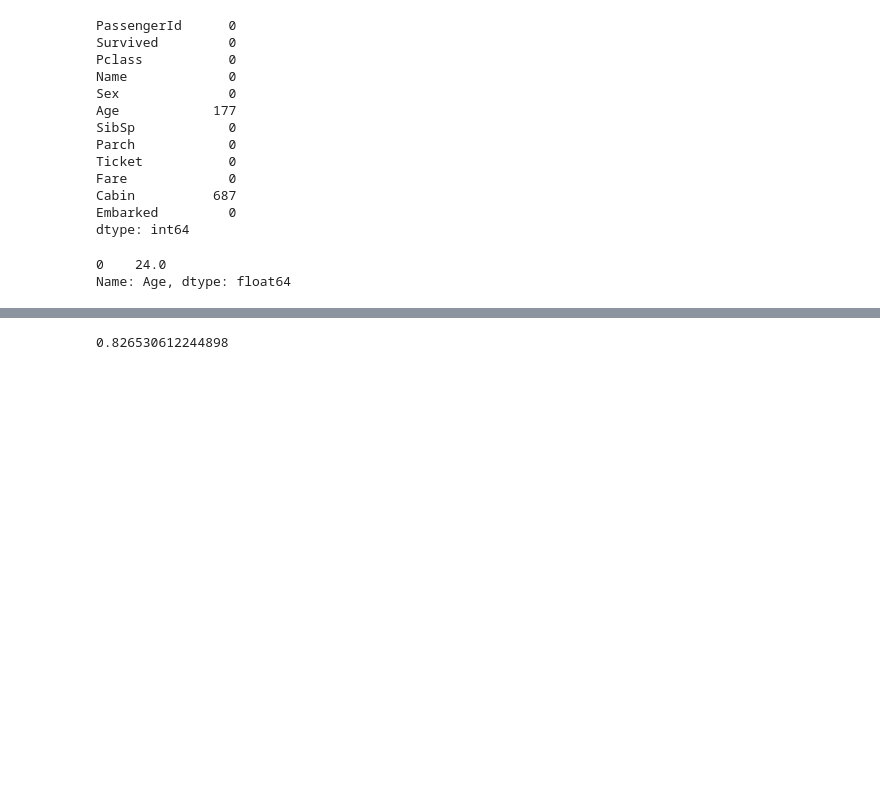
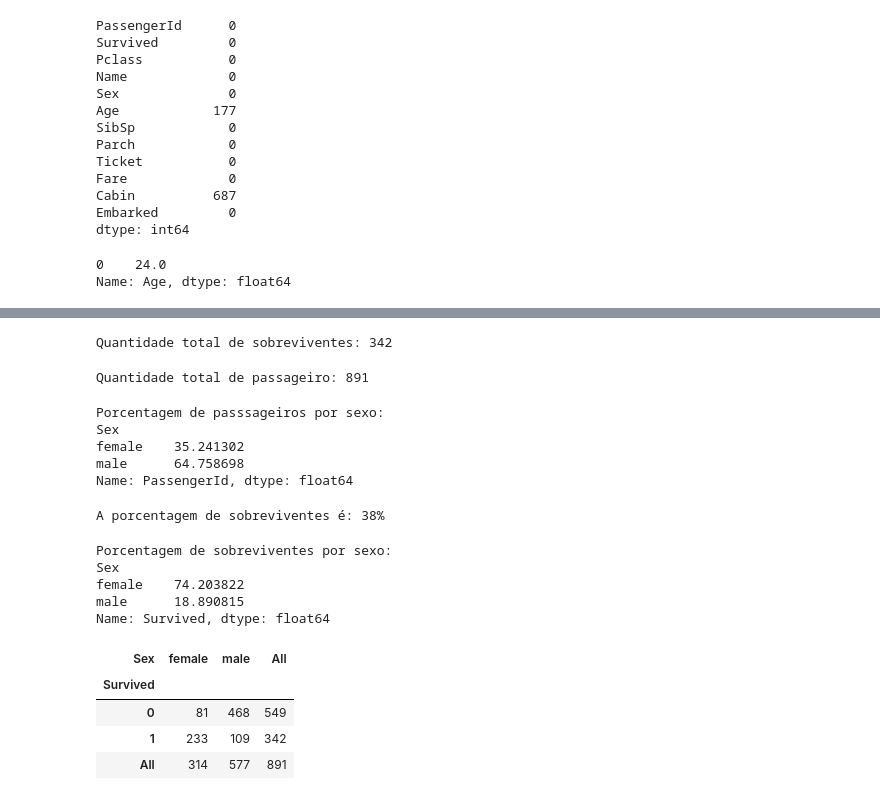
Before and after one commit to britobeatriz/titanic_survived, a Jupyter notebook: EDA.ipynb, the cells around one changed output, grey strips where cells are left out. Cells and saved outputs as stored; diff of their text form; code cells hidden in the pictures; blank space fills up the shorter version.

```diff
--- a/EDA.ipynb
+++ b/EDA.ipynb
@@ -71 +102,53 @@ data["Age"].fillna(data["Age"].mode(), inplace = True)
+# %%
+survived = data['Survived'].sum()
+print(f'Quantidade total de sobreviventes: {survived}')
+# %% [output]
+Quantidade total de sobreviventes: 342
+# %%
+totalPas = len(data['PassengerId'])
+print(f'Quantidade total de passageiro: {totalPas}')
+# %% [output]
+Quantidade total de passageiro: 891
+# %%
+# porcentagem de passageiros por sexo
+
+totalSex = data.groupby('Sex')['PassengerId'].count()
+pSex = (totalSex / totalPas) * 100
+print('Porcentagem de passsageiros por sexo: ')
+print(pSex)
+# %% [output]
+Porcentagem de passsageiros por sexo:
+Sex
+female    35.241302
+male      64.758698
+Name: PassengerId, dtype: float64
+# %%
+pSurvived = (survived / totalPas) * 100
+print(f'A porcentagem de sobreviventes é: {pSurvived:.0f}%')
+# %% [output]
+A porcentagem de sobreviventes é: 38%
+# %%
+# porcentagem de sobreviventes por sexo
+
+sSex = data.groupby('Sex')['Survived'].sum()
+totalSex = data.groupby('Sex')['Survived'].count()
+pSurSex = (sSex / totalSex) * 100
+print('Porcentagem de sobreviventes por sexo: ')
+print(pSurSex)
+# %% [output]
+Porcentagem de sobreviventes por sexo:
+Sex
+female    74.203822
+male      18.890815
+Name: Survived, dtype: float64
+# %%
+# qtd de sobreviventes por sexo
+
+pd.crosstab(data["Survived"], data["Sex"], margins=True)
+# %% [output]
+| Sex | female | male | All |
+| Survived |  |  |  |
+| 0 | 81 | 468 | 549 |
+| 1 | 233 | 109 | 342 |
+| All | 314 | 577 | 891 |
 # %%
@@ -84,10 +157,0 @@ X_train, X_test, y_train, y_test = train_test_split(
-# %%
-# gera o modelo DecisionTree
-
-mdl = DecisionTreeClassifier(random_state=0, min_samples_leaf=5)
-mdl.fit(X_train, y_train)
-
-p = mdl.predict(X_test)
-accuracy_score(y_test, p)
-# %% [output]
-0.826530612244898
```
Also changed, not shown: parts of 19 cells of this notebook.
